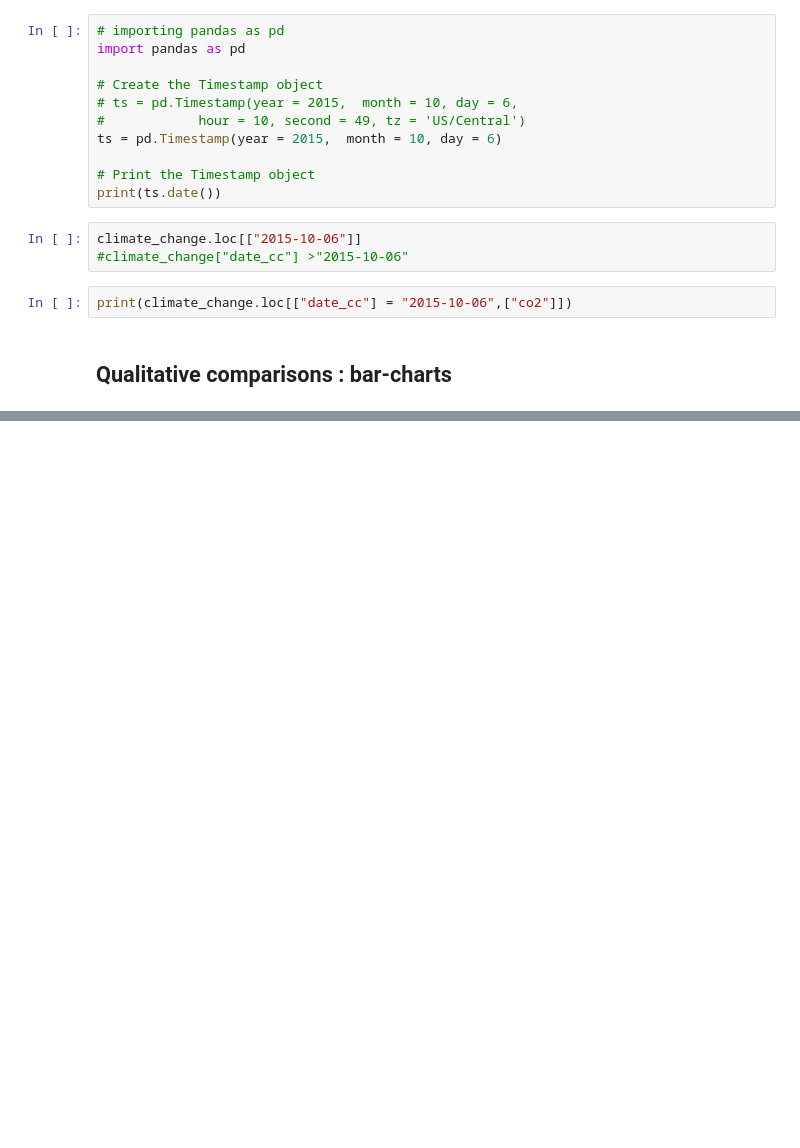
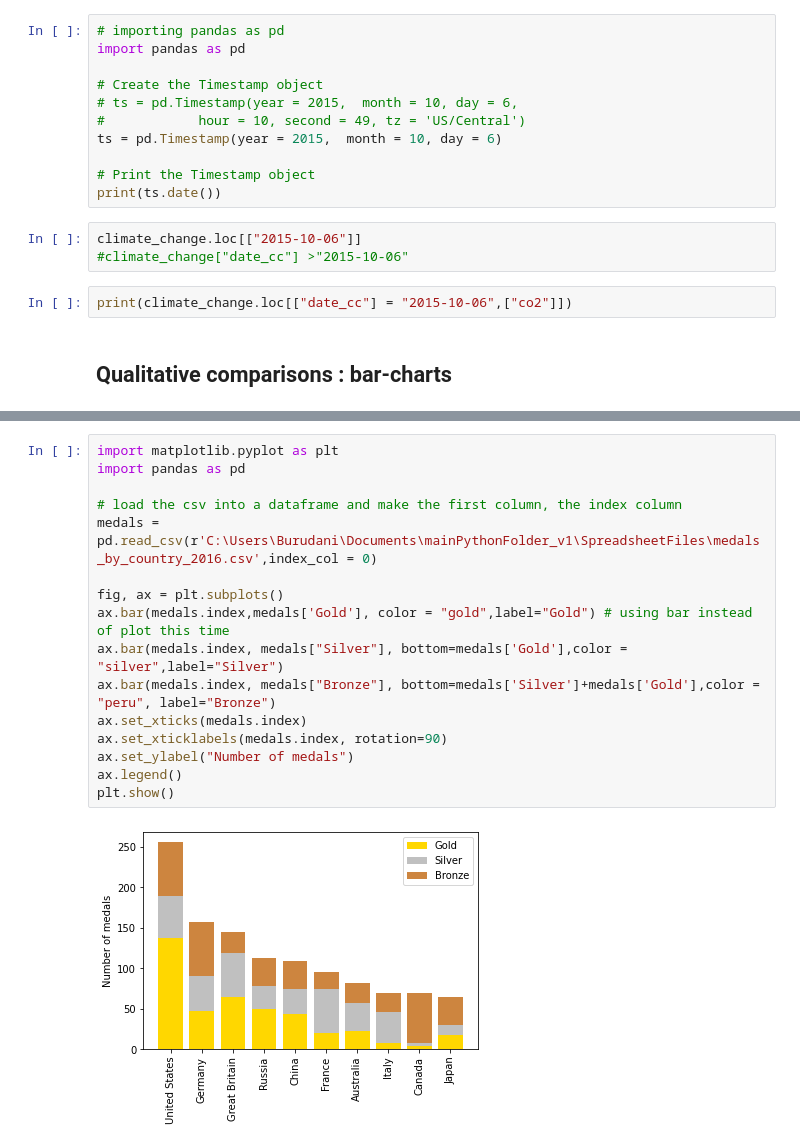
Before and after one commit to kirwaboit/rwakiPython, a Jupyter notebook: Graphing_Matplotlib_Practice.ipynb, the cells around one changed output, grey strips where cells are left out. Cells and saved outputs as stored; diff of their text form; blank space fills up the shorter version.

Commit message:
Burudani: preparing for latest pull to laptop

```diff
--- a/Graphing_Matplotlib_Practice.ipynb
+++ b/Graphing_Matplotlib_Practice.ipynb
@@ -411,0 +415,18 @@ plt.show()
+# %%
+import matplotlib.pyplot as plt
+import pandas as pd
+
+# load the csv into a dataframe and make the first column, the index column
+medals = pd.read_csv(r'C:\Users\Burudani\Documents\mainPythonFolder_v1\SpreadsheetFiles\medals_by_country_2016.csv',index_col = 0)
+
+fig, ax = plt.subplots()
+ax.bar(medals.index,medals['Gold'], color = "gold",label="Gold") # using bar instead of plot this time
+ax.bar(medals.index, medals["Silver"], bottom=medals['Gold'],color = "silver",label="Silver")
+ax.bar(medals.index, medals["Bronze"], bottom=medals['Silver']+medals['Gold'],color = "peru", label="Bronze")
+ax.set_xticks(medals.index)
+ax.set_xticklabels(medals.index, rotation=90)
+ax.set_ylabel("Number of medals")
+ax.legend()
+plt.show()
+# %% [output]
+[figure, added]
```
Also changed, not shown: parts of 3 cells of this notebook, 7 other files.
